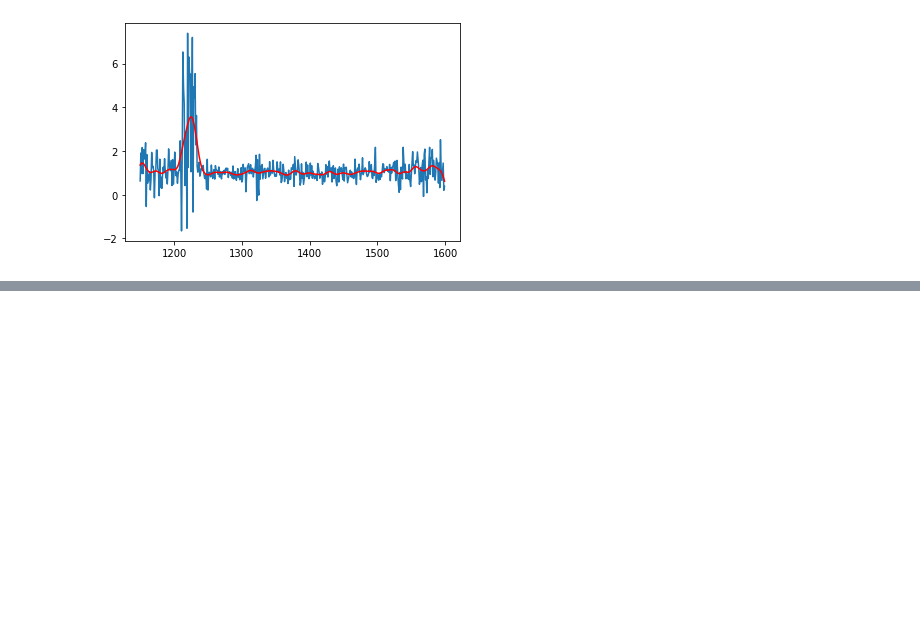
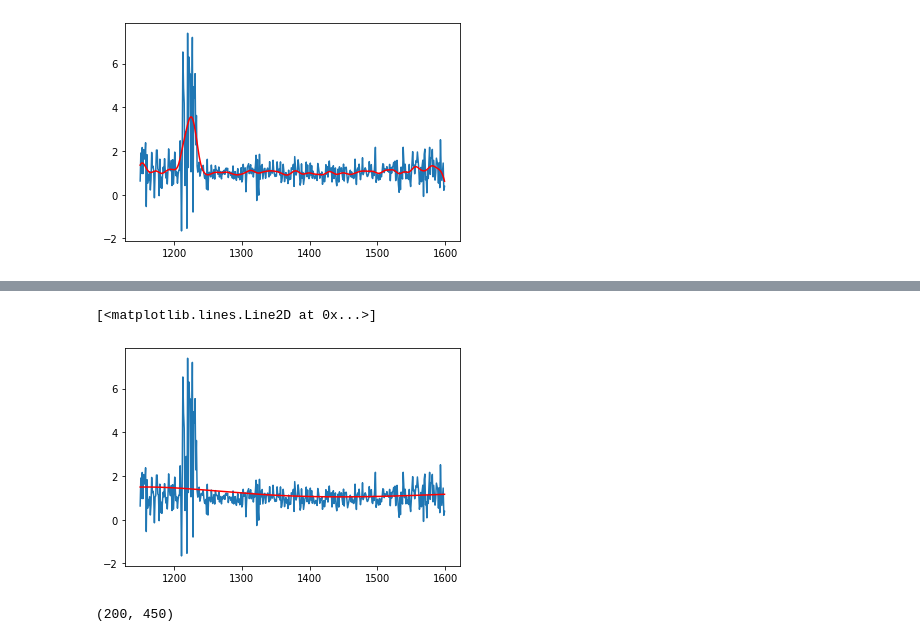
Before and after one commit to SteveHuxtable/Python_prepare_for_work, a Jupyter notebook: cs229-hw1/spectra_problem.ipynb, the cells around one changed output, grey strips where cells are left out. Saved outputs shown, nothing was run; the diff lists cells and outputs as text; code cells hidden in the pictures; blank space fills up the shorter version.

```diff
--- a/cs229-hw1/spectra_problem.ipynb
+++ b/cs229-hw1/spectra_problem.ipynb
@@ -124,0 +196,20 @@ ax.plot(X_df['x1'], y_pred, color='red')
+# %%
+# have a test on the function : smooth_spectra()
+y_pred = smooth_spectra(tol=100)
+
+# plot the figure
+fig = plt.figure()
+ax = fig.add_subplot(1, 1, 1)
+
+ax.plot(X_df['x1'], y)
+
+# and plot the straight line
+ax.plot(X_df['x1'], y_pred, color='red')  # tol=100
+# %% [output]
+[<matplotlib.lines.Line2D at 0x...>]
+[figure, added]
+# %%
+# the function seems okay. Therefore, smooth all spectra in the trainset : train_df
+print(train_df.shape)
+# %% [output]
+(200, 450)
```
Also changed, not shown: parts of 7 cells of this notebook, 2 other files.
